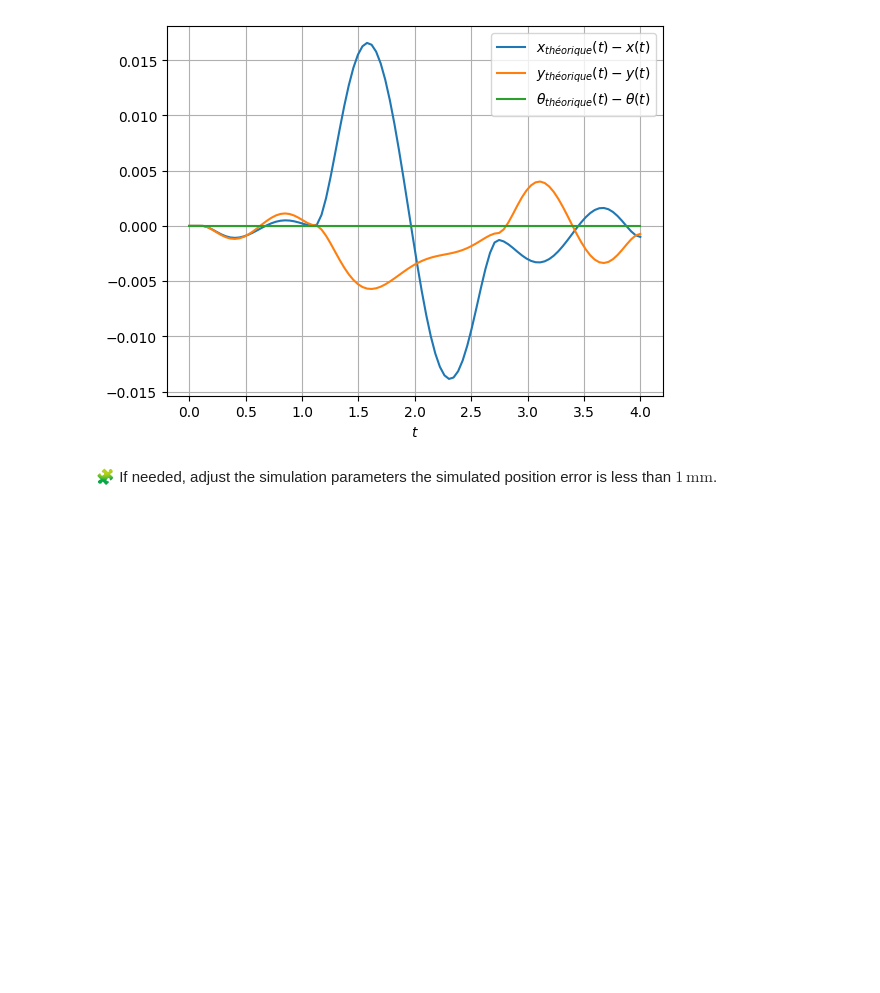
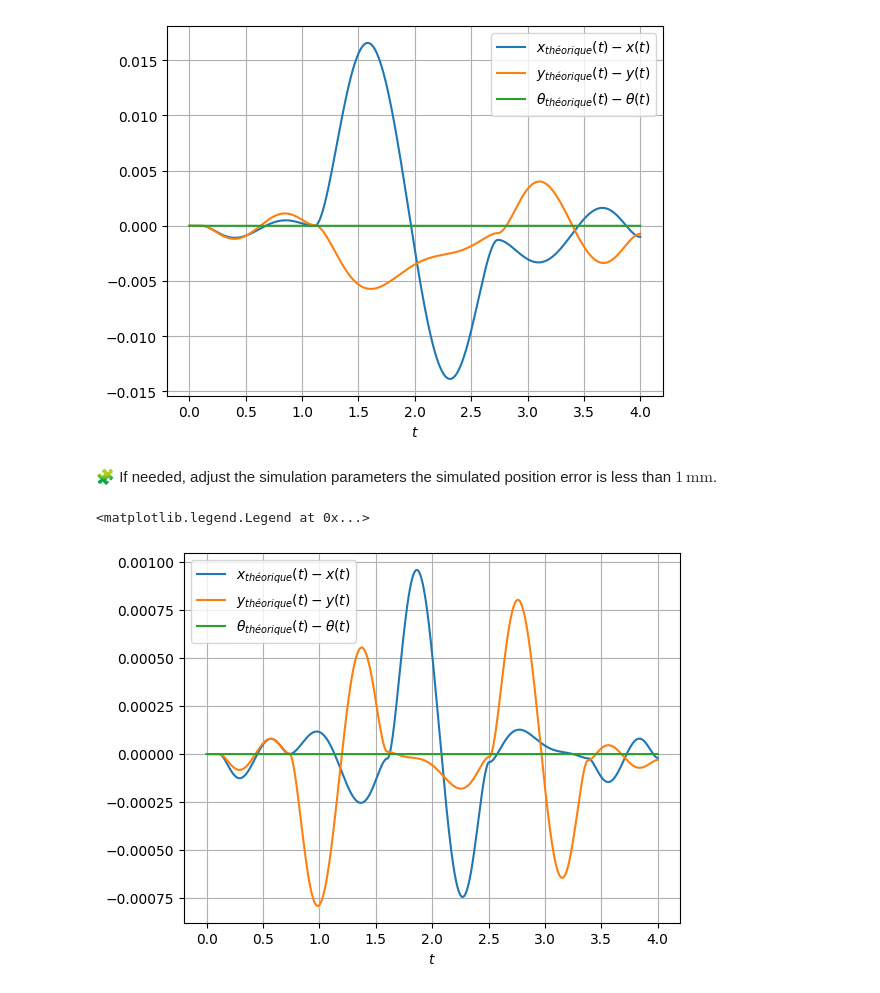
Before and after one commit to Nouamane77/control-engineering-with-python-project-2023-2024, a Jupyter notebook: Project-part-1.ipynb, the cells around one changed output. Cells and saved outputs as stored; diff of their text form; code cells hidden in the pictures; blank space fills up the shorter version.

```diff
--- a/Project-part-1.ipynb
+++ b/Project-part-1.ipynb
@@ -377,6 +436,8 @@ $
 # %%
 def theoretical_results(t):
   return (2 * sin((pi/2)*t)),(-2*cos((pi/2)*t) + 2),((pi/2)*t)
+
+t = linspace(0, 4, 1500)
 th_x, th_y, th_theta = theoretical_results(t)
 figure()
 plot(t, th_x - sol(t)[0], "-", label="$x_{théorique}(t) - x(t)$")
@@ -389,3 +450,19 @@ xlabel("$t$"); grid(); legend()
 [figure]
 # %% [markdown]
 🧩 If needed, adjust the simulation parameters the simulated position error is less than $1\, \mathrm{ mm}$.
+# %%
+result = solve_ivp(fun=fun, t_span = t_span, y0 = xy_theta_0, rtol=0.7*10**(-4), dense_output=True)
+rt = result["t"]
+x = result["y"][0]
+y = result["y"][1]
+theta = result["y"][2]
+sol = result["sol"]
+figure()
+t = linspace(0, 4, 1500)
+plot(t, th_x - sol(t)[0], "-", label="$x_{théorique}(t) - x(t)$")
+plot(t, th_y - sol(t)[1], "-", label="$y_{théorique}(t) - y(t)$")
+plot(t, th_theta - sol(t)[2], "-", label="$θ_{théorique}(t) - θ(t)$")
+xlabel("$t$"); grid(); legend()
+# %% [output]
+<matplotlib.legend.Legend at 0x...>
+[figure, added]
```
Also changed, not shown: parts of 2 cells of this notebook.
